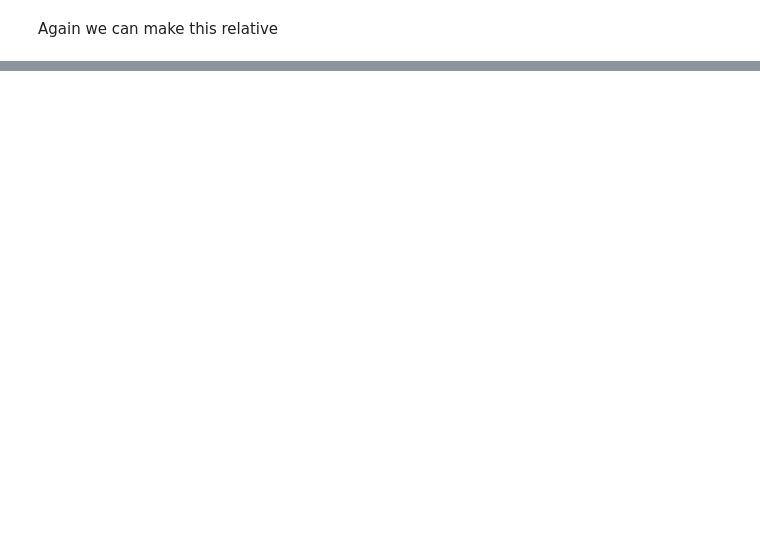
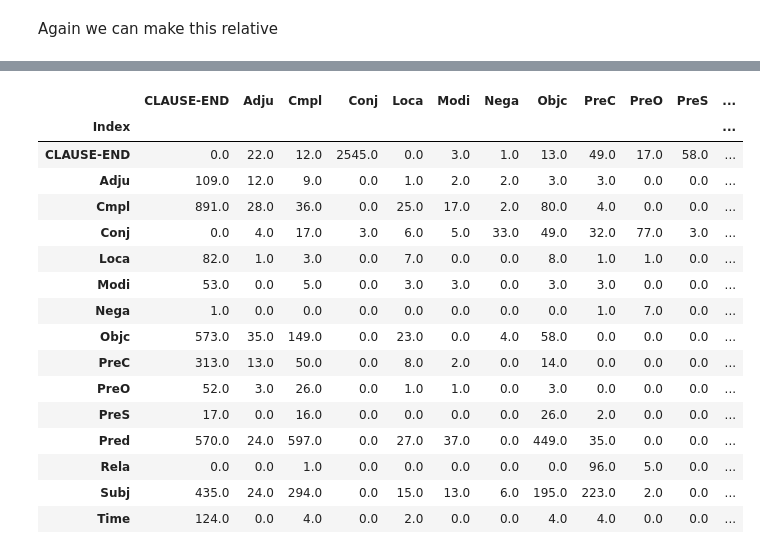
Before and after one commit to ETCBC/Probabilistic_Language_Change, a Jupyter notebook: Data analysis notebook.ipynb, the cells around one changed output, grey strips where cells are left out. Cells and saved outputs as stored; diff of their text form; code cells hidden in the pictures; blank space fills up the shorter version.

Commit message:
Made a markov matrix

```diff
--- a/Data analysis notebook.ipynb
+++ b/Data analysis notebook.ipynb
@@ -169,0 +155,33 @@ dfCount.sort_values(["count"], ascending=False)[:20]
+# %%
+transitionMatrix = np.zeros((len(uniqueFunctions)+1,len(uniqueFunctions)+1))
+transitionNodes = ["CLAUSE-END"] + uniqueFunctions
+for clause in bookFunctions:
+    transitionMatrix[0][transitionNodes.index(clause[0])]+=1
+    for i in range(0,len(clause)-1):
+        transitionMatrix[transitionNodes.index(clause[i])][transitionNodes.index(clause[i+1])]+=1
+
+    transitionMatrix[transitionNodes.index(clause[-1])][0]+=1
+dfTransition = pd.DataFrame(transitionMatrix, columns = transitionNodes)
+
+dfTransition["Index"] = pd.Series(transitionNodes, index=dfTransition.index)
+dfTransition = dfTransition.set_index("Index")
+dfTransition["Sum"]= dfTransition.sum(1)
+dfTransition
+# %% [output]
+|  | CLAUSE-END | Adju | Cmpl | Conj | Loca | Modi | Nega | Objc | PreC | PreO | PreS | ... |
+| Index |  |  |  |  |  |  |  |  |  |  |  | ... |
+| CLAUSE-END | 0.0 | 22.0 | 12.0 | 2545.0 | 0.0 | 3.0 | 1.0 | 13.0 | 49.0 | 17.0 | 58.0 | ... |
+| Adju | 109.0 | 12.0 | 9.0 | 0.0 | 1.0 | 2.0 | 2.0 | 3.0 | 3.0 | 0.0 | 0.0 | ... |
+| Cmpl | 891.0 | 28.0 | 36.0 | 0.0 | 25.0 | 17.0 | 2.0 | 80.0 | 4.0 | 0.0 | 0.0 | ... |
+| Conj | 0.0 | 4.0 | 17.0 | 3.0 | 6.0 | 5.0 | 33.0 | 49.0 | 32.0 | 77.0 | 3.0 | ... |
+| Loca | 82.0 | 1.0 | 3.0 | 0.0 | 7.0 | 0.0 | 0.0 | 8.0 | 1.0 | 1.0 | 0.0 | ... |
+| Modi | 53.0 | 0.0 | 5.0 | 0.0 | 3.0 | 3.0 | 0.0 | 3.0 | 3.0 | 0.0 | 0.0 | ... |
+| Nega | 1.0 | 0.0 | 0.0 | 0.0 | 0.0 | 0.0 | 0.0 | 0.0 | 1.0 | 7.0 | 0.0 | ... |
+| Objc | 573.0 | 35.0 | 149.0 | 0.0 | 23.0 | 0.0 | 4.0 | 58.0 | 0.0 | 0.0 | 0.0 | ... |
+| PreC | 313.0 | 13.0 | 50.0 | 0.0 | 8.0 | 2.0 | 0.0 | 14.0 | 0.0 | 0.0 | 0.0 | ... |
+| PreO | 52.0 | 3.0 | 26.0 | 0.0 | 1.0 | 1.0 | 0.0 | 3.0 | 0.0 | 0.0 | 0.0 | ... |
+| PreS | 17.0 | 0.0 | 16.0 | 0.0 | 0.0 | 0.0 | 0.0 | 26.0 | 2.0 | 0.0 | 0.0 | ... |
+| Pred | 570.0 | 24.0 | 597.0 | 0.0 | 27.0 | 37.0 | 0.0 | 449.0 | 35.0 | 0.0 | 0.0 | ... |
+| Rela | 0.0 | 0.0 | 1.0 | 0.0 | 0.0 | 0.0 | 0.0 | 0.0 | 96.0 | 5.0 | 0.0 | ... |
+| Subj | 435.0 | 24.0 | 294.0 | 0.0 | 15.0 | 13.0 | 6.0 | 195.0 | 223.0 | 2.0 | 0.0 | ... |
+| Time | 124.0 | 0.0 | 4.0 | 0.0 | 2.0 | 0.0 | 0.0 | 4.0 | 4.0 | 0.0 | 0.0 | ... |
```
Also changed, not shown: parts of 7 cells of this notebook.
